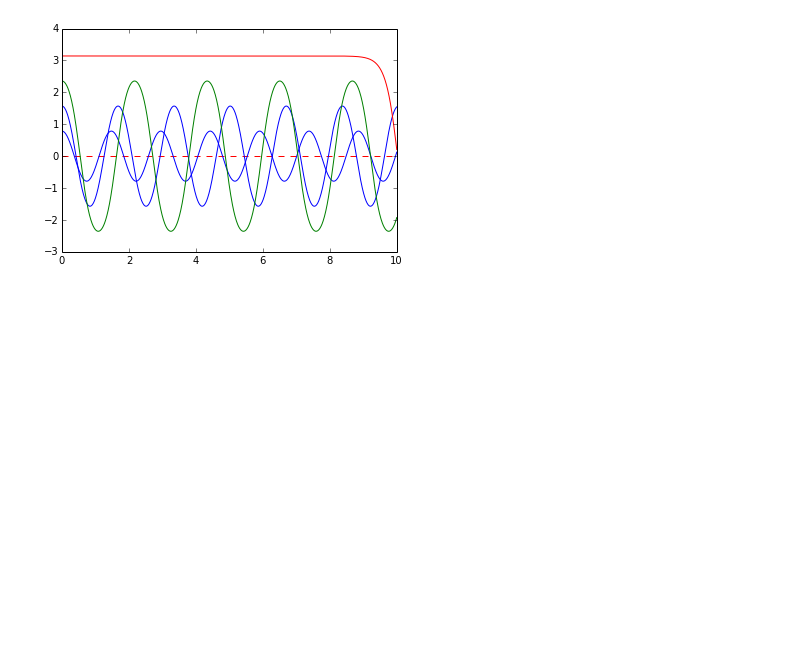
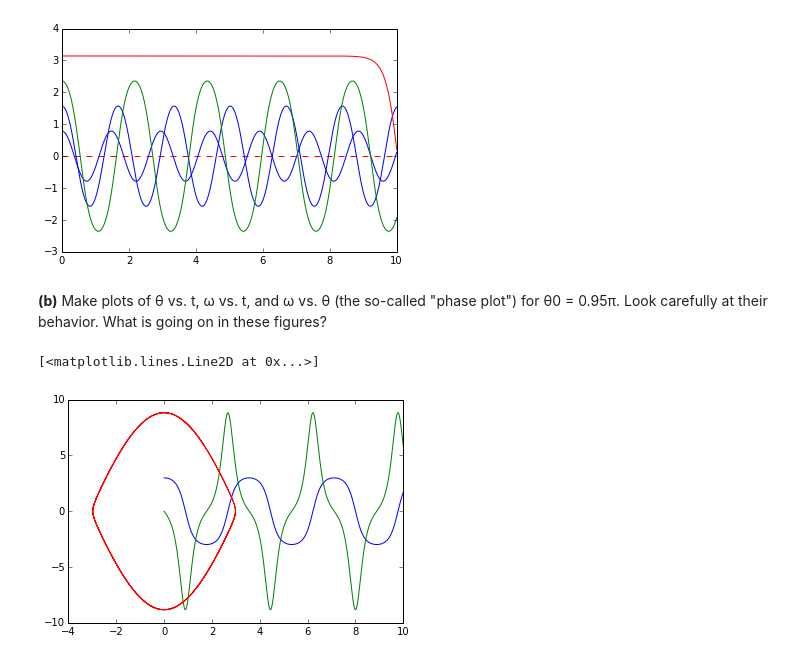
Before and after one commit to kmcombs/PHYS202-S14, a Jupyter notebook: SciPy/ODEExercises.ipynb, the cells around one changed output. Saved outputs shown, nothing was run; the diff lists cells and outputs as text; code cells hidden in the pictures; blank space fills up the shorter version.

```diff
--- a/SciPy/ODEExercises.ipynb
+++ b/SciPy/ODEExercises.ipynb
@@ -54,3 +54,20 @@ plt.plot(t, theta4[:,0])
 plt.show()
 # %% [output]
 [figure]
+# %% [markdown]
+**(b)** Make plots of θ vs. t, ω vs. t, and ω vs. θ (the so-called "phase plot") for θ0 = 0.95π. Look carefully at their behavior. What is going on in these figures?
+# %%
+theta0 = 0.95*np.pi
+omega0 = 0.
+t = np.arange(0.,10.+0.01,0.01)
+
+theta_init = np.array([theta0, omega0])
+theta = odeint(deriv,theta_init,t)
+
+
+plt.plot(t, theta[:,0])
+plt.plot(t, theta[:,1])
+plt.plot(theta[:,0], theta[:,1])
+# %% [output]
+[<matplotlib.lines.Line2D at 0x...>]
+[figure, added]
```
Also changed, not shown: parts of 14 cells of this notebook, 3 other files.
